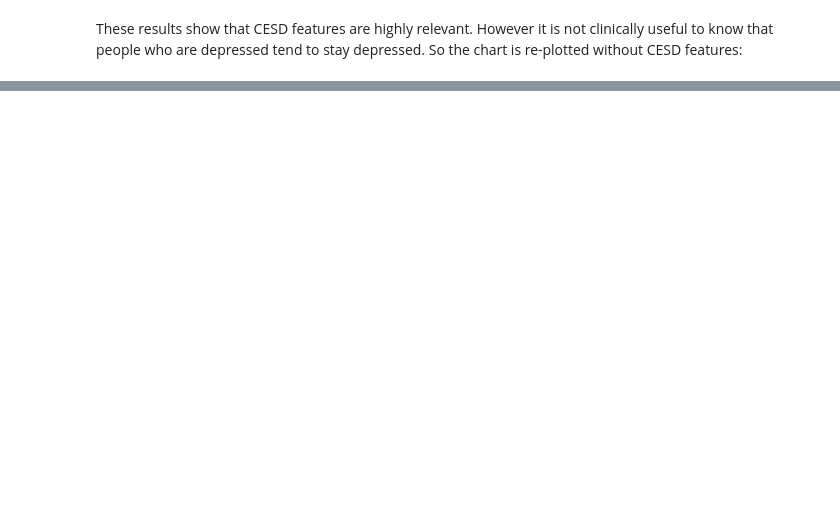
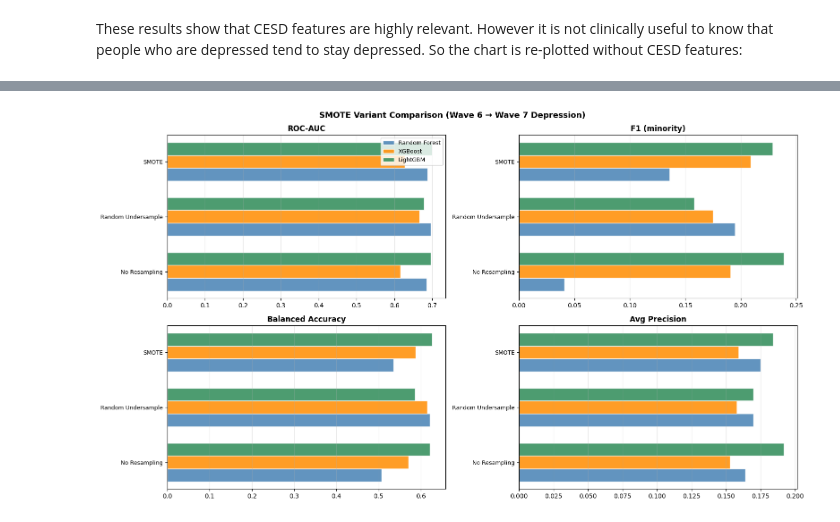
Before and after one commit to li00140/ELSA-Depression-Classification, a Jupyter notebook: EEEM069/elsa_depression_with_SHAP_&_CESD-FINAL.ipynb, the cells around one changed output, grey strips where cells are left out. Cells and saved outputs as stored; diff of their text form; code cells hidden in the pictures; blank space fills up the shorter version.

```diff
--- a/EEEM069/elsa_depression_with_SHAP_&_CESD-FINAL.ipynb
+++ b/EEEM069/elsa_depression_with_SHAP_&_CESD-FINAL.ipynb
@@ -914,0 +917,93 @@ plt.show()
+# %%
+import sys
+!{sys.executable} -m pip install imbalanced-learn -q
+
+from imblearn.over_sampling  import SMOTE
+from imblearn.under_sampling import RandomUnderSampler
+from sklearn.preprocessing   import StandardScaler
+from sklearn.metrics         import average_precision_score, balanced_accuracy_score
+from collections             import Counter
+
+SMOTE_METHODS = {
+    "No Resampling":      None,
+    "Random Undersample": RandomUnderSampler(random_state=42),
+    "SMOTE":              SMOTE(random_state=42, k_neighbors=5),
+}
+
+def run_smote_comparison(X_tr, X_te, y_tr, y_te, feat_cols, title, out_file):
+    imputer = SimpleImputer(strategy='median')
+    X_tr_imp = imputer.fit_transform(X_tr[feat_cols])
+    X_te_imp = imputer.transform(X_te[feat_cols])
+
+    scaler = StandardScaler()
+    X_tr_sc = scaler.fit_transform(X_tr_imp)
+    X_te_sc = scaler.transform(X_te_imp)
+
+    scale_pos = (y_tr == 0).sum() / (y_tr == 1).sum()
+    results = []
+
+    classifiers = [
+        ("Random Forest", RandomForestClassifier(n_estimators=100, class_weight='balanced', random_state=42, n_jobs=-1)),
+        ("XGBoost",       XGBClassifier(n_estimators=100, scale_pos_weight=scale_pos, eval_metric='logloss', random_state=42, n_jobs=-1, verbosity=0)),
+        ("LightGBM",      LGBMClassifier(n_estimators=100, scale_pos_weight=scale_pos, random_state=42, n_jobs=-1, verbose=-1)),
+    ]
+
+    for samp_name, sampler in SMOTE_METHODS.items():
+        Xr, yr = sampler.fit_resample(X_tr_sc, y_tr) if sampler else (X_tr_sc.copy(), y_tr.copy())
+        print(f"  [{samp_name}] class dist: {Counter(yr)}")
+        for clf_name, clf in classifiers:
+            clf.fit(Xr, yr)
+            yp   = clf.predict(X_te_sc)
+            prob = clf.predict_proba(X_te_sc)[:, 1]
+            results.append({
+                "Resampling Method": samp_name,
+                "Classifier":        clf_name,
+                "ROC-AUC":           round(roc_auc_score(y_te, prob), 3),
+                "F1 (minority)":     round(f1_score(y_te, yp), 3),
+                "Balanced Accuracy": round(balanced_accuracy_score(y_te, yp), 3),
+                "Avg Precision":     round(average_precision_score(y_te, prob), 3),
+            })
+
+    results_df = pd.DataFrame(results)
+    print(f"\n{results_df.to_string(index=False)}")
+
+    metrics      = ["ROC-AUC", "F1 (minority)", "Balanced Accuracy", "Avg Precision"]
+    clfs         = list(results_df["Classifier"].unique())
+    method_order = list(SMOTE_METHODS.keys())
+    n_clfs       = len(clfs)
+    n_methods    = len(method_order)
+    bar_height   = 0.7 / n_clfs
+    colors       = ['steelblue', 'darkorange', 'seagreen']
+
+    fig, axes = plt.subplots(2, 2, figsize=(16, 9))
+    fig.suptitle(title, fontsize=13, fontweight='bold')
+
+    for ax, metric in zip(axes.flatten(), metrics):
+        for i, (clf, color) in enumerate(zip(clfs, colors)):
+            sub    = results_df[results_df["Classifier"] == clf].set_index("Resampling Method").loc[method_order]
+            offset = (i - (n_clfs - 1) / 2) * bar_height
+            ax.barh(np.arange(n_methods) + offset, sub[metric],
+                    height=bar_height, label=clf, color=color, alpha=0.85, edgecolor='white')
+        ax.set_yticks(np.arange(n_methods))
+        ax.set_yticklabels(method_order, fontsize=9)
+        ax.set_xlim(left=0)
+        ax.set_title(metric, fontweight='bold')
+        ax.grid(True, axis='x', alpha=0.3)
+        if metric == metrics[0]:
+            ax.legend(fontsize=9)
+
+    plt.tight_layout()
+    plt.savefig(out_file, dpi=150, bbox_inches='tight')
+    plt.show()
+    print(f'Saved: {out_file}')
+    return results_df
+
+
+print("SMOTE Comparison")
+smote_results = run_smote_comparison(
+    X_train, X_test, y_train, y_test,
+    FEATURE_COLS,
+    title="SMOTE Variant Comparison (Wave 6 → Wave 7 Depression)",
+    out_file="smote_comparison_all_features.png",
+)
+# %% [output]
@@ -914,0 +1027 @@ plt.show()
+[figure, added]
```
Also changed, not shown: parts of 15 cells of this notebook.
